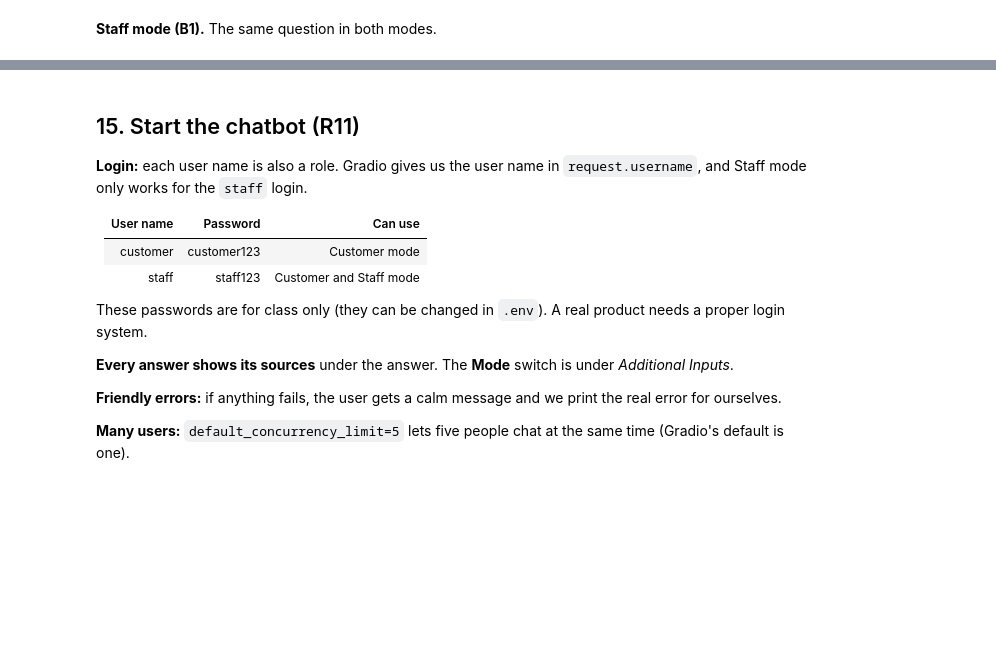
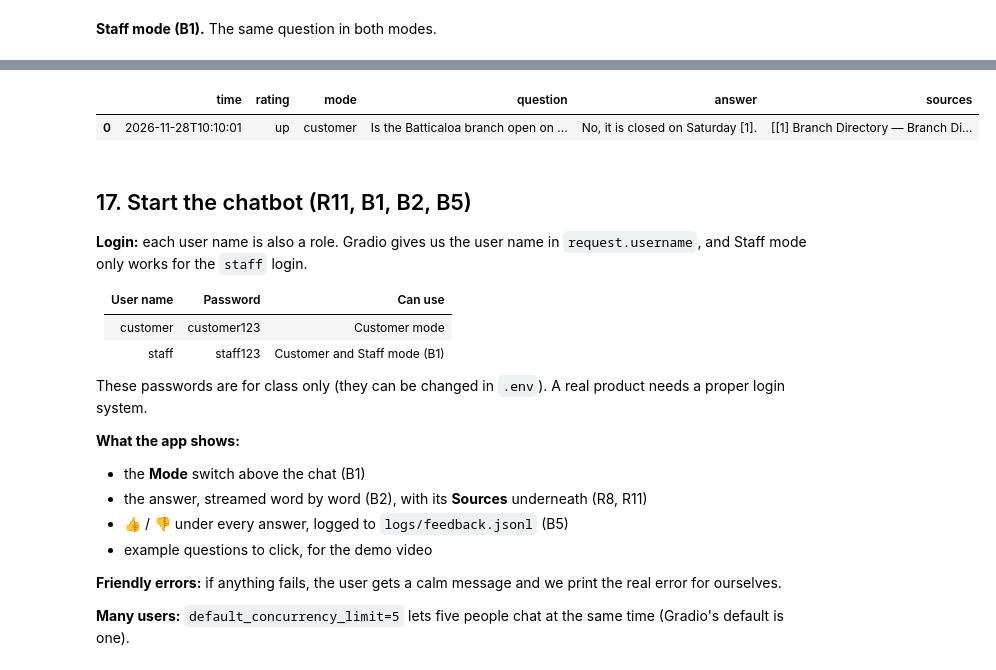
Before and after one commit to AmandaKarunathilaka/shieldbot-rag, a Jupyter notebook: notebooks/2_chatbot.ipynb, the cells around one changed output, grey strips where cells are left out. Cells and saved outputs as stored; diff of their text form; code cells hidden in the pictures; blank space fills up the shorter version.

```diff
--- a/notebooks/2_chatbot.ipynb
+++ b/notebooks/2_chatbot.ipynb
@@ -337,16 +560,34 @@ print(list(chatbot.chat("What commission do agents earn?", [], "Staff", request=
+# %%
+import tempfile
+from pathlib import Path
+
+sample_history = [
+    {"role": "user", "content": "Is the Batticaloa branch open on Saturday?"},
+    {"role": "assistant", "content": "No, it is closed on Saturday [1].\n\n**Sources:**\n- [1] Branch Directory — Branch Directory"},
+]
+test_log = Path(tempfile.mkdtemp()) / "feedback_test.jsonl"
+chatbot.handle_feedback(sample_history, "Customer", index=1, liked=True, path=test_log)
+display(chatbot.read_feedback(test_log))
+# %% [output]
+|  | time | rating | mode | question | answer | sources |
+| 0 | 2026-11-28T10:10:01 | up | customer | Is the Batticaloa branch open on ... | No, it is closed on Saturday [1]. | [[1] Branch Directory — Branch Di... |
 # %% [markdown]
-## 15. Start the chatbot (R11)
+## 17. Start the chatbot (R11, B1, B2, B5)
 
 **Login:** each user name is also a role. Gradio gives us the user name in `request.username`, and Staff mode only works for the `staff` login.
 
 | User name | Password | Can use |
 |---|---|---|
 | customer | customer123 | Customer mode |
-| staff | staff123 | Customer and Staff mode |
+| staff | staff123 | Customer and Staff mode (B1) |
 
 These passwords are for class only (they can be changed in `.env`). A real product needs a proper login system.
 
-**Every answer shows its sources** under the answer. The **Mode** switch is under *Additional Inputs*.
+**What the app shows:**
+- the **Mode** switch above the chat (B1)
+- the answer, streamed word by word (B2), with its **Sources** underneath (R8, R11)
+- 👍 / 👎 under every answer, logged to `logs/feedback.jsonl` (B5)
+- example questions to click, for the demo video
 
 **Friendly errors:** if anything fails, the user gets a calm message and we print the real error for ourselves.
 
```
Also changed, not shown: parts of 28 cells of this notebook, 6 other files.
